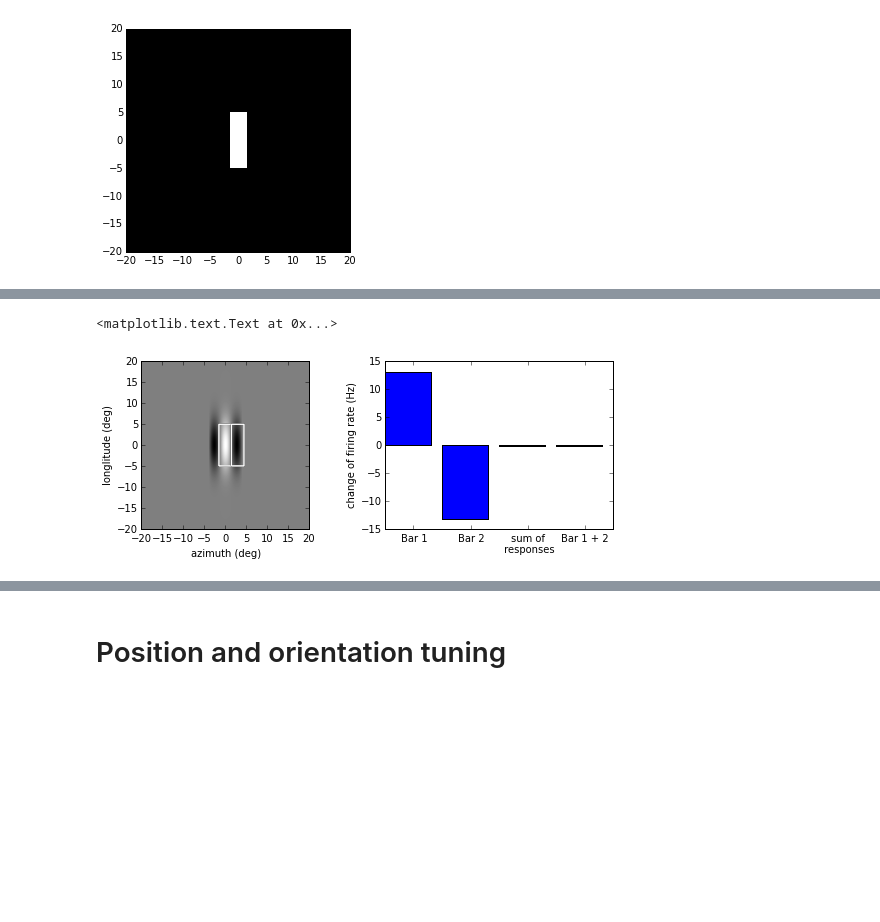
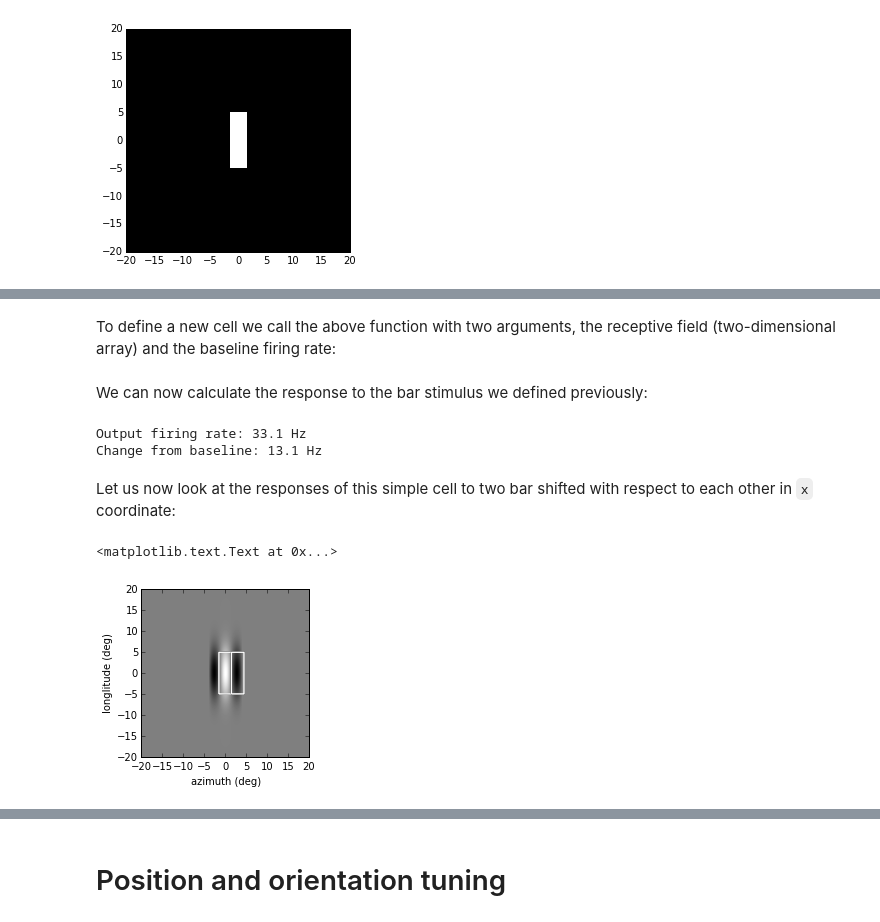
Before and after one commit to btel/python-in-neuroscience-tutorials, a Jupyter notebook: receptive_fields_models.ipynb, the cells around one changed output, grey strips where cells are left out. Saved outputs shown, nothing was run; the diff lists cells and outputs as text; code cells hidden in the pictures; blank space fills up the shorter version.

```diff
--- a/receptive_fields_models.ipynb
+++ b/receptive_fields_models.ipynb
@@ -150 +172,3 @@ def simple_cell_model(receptive_field, baseline_rate):
+# %% [markdown]
+To define a new cell we call the above function with two arguments, the receptive field (two-dimensional array) and the baseline firing rate:
 # %%
@@ -151,22 +176,24 @@ def simple_cell_model(receptive_field, baseline_rate):
 simple_cell = simple_cell_model(W, 20)
+# %% [markdown]
+We can now calculate the response to the bar stimulus we defined previously:
+# %%
+r = simple_cell(b)
+print("Output firing rate: {:.1f} Hz".format(r))
+print("Change from baseline: {:.1f} Hz".format(r - baseline_rate))
+# %% [output]
+Output firing rate: 33.1 Hz
+Change from baseline: 13.1 Hz
+# %% [markdown]
+Let us now look at the responses of this simple cell to two bar shifted with respect to each other in `x` coordinate:
 # %%
-plt.figure(figsize=(9, 3))
-plt.subplot(121)
+plt.figure(figsize=(3, 3))
 plt.imshow(W, extent=(xmin, xmax, ymin, ymax))
 b1 = bar(XX, YY, bar_length, bar_width, bar_angle)
 b2 = bar(XX - bar_width, YY, bar_length, bar_width, bar_angle)
 plt.contour(XX[0,:], YY[:,0], b1)
 plt.contour(XX[0,:], YY[:,0], b2)
 plt.xlabel('azimuth (deg)')
 plt.ylabel('longlitude (deg)')
-plt.subplot(122)
-baseline = simple_cell(np.zeros(b1.shape))
-r1 = simple_cell(b1) - baseline
-r2 = simple_cell(b2) - baseline
-r1and2 = simple_cell(b1 + b2) - baseline
-plt.bar(range(4), [r1, r2, r1+r2, r1and2])
-plt.xticks(np.arange(4) + 0.5, ["Bar 1", "Bar 2", "sum of\n responses", "Bar 1 + 2"])
-plt.ylabel('change of firing rate (Hz)')
 # %% [output]
 <matplotlib.text.Text at 0x...>
-[figure, old version]
+[figure, new version]
```
Also changed, not shown: parts of 13 cells of this notebook.
